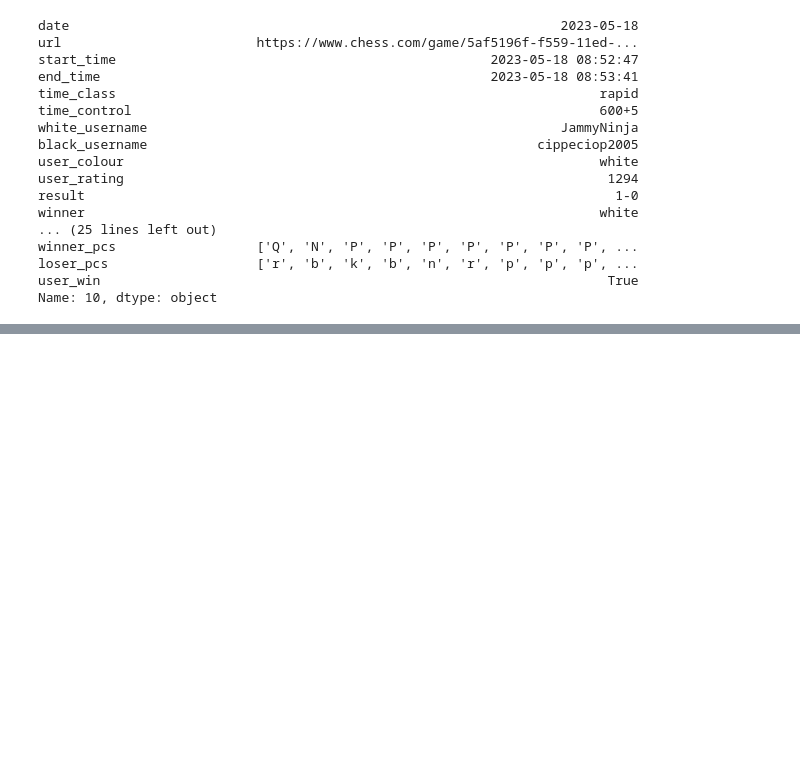
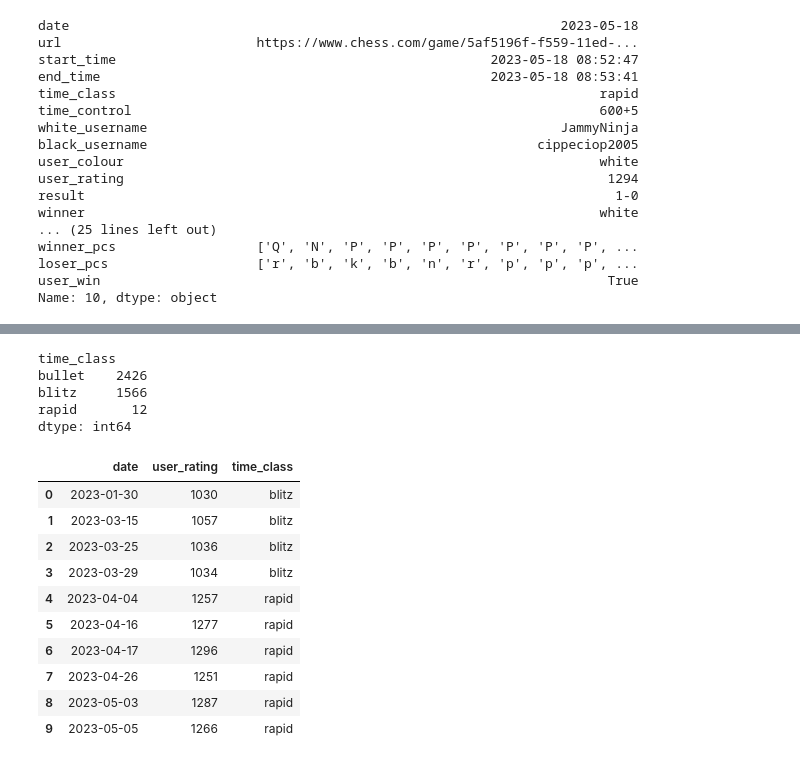
Before and after one commit to JammyNinja/Chess_analysis, a Jupyter notebook: notebooks/Analysis_rating_change_per_game.ipynb, the cells around one changed output, grey strips where cells are left out. Drawn from its saved outputs; the diff is of its cells as text; code cells hidden in the pictures; blank space fills up the shorter version.

```diff
--- a/notebooks/Analysis_rating_change_per_game.ipynb
+++ b/notebooks/Analysis_rating_change_per_game.ipynb
@@ -89,0 +109,24 @@ Name: 10, dtype: object
+# %%
+rating_df = all_games_df[["date", "user_rating", "time_class"]].copy()
+
+rating_df.sort_values(by="date", ascending=True, inplace=True)
+
+display(rating_df.value_counts("time_class"))
+rating_df.head(10)
+# %% [output]
+time_class
+bullet    2426
+blitz     1566
+rapid       12
+dtype: int64
+|  | date | user_rating | time_class |
+| 0 | 2023-01-30 | 1030 | blitz |
+| 1 | 2023-03-15 | 1057 | blitz |
+| 2 | 2023-03-25 | 1036 | blitz |
+| 3 | 2023-03-29 | 1034 | blitz |
+| 4 | 2023-04-04 | 1257 | rapid |
+| 5 | 2023-04-16 | 1277 | rapid |
+| 6 | 2023-04-17 | 1296 | rapid |
+| 7 | 2023-04-26 | 1251 | rapid |
+| 8 | 2023-05-03 | 1287 | rapid |
+| 9 | 2023-05-05 | 1266 | rapid |
```
Also changed, not shown: parts of 8 cells of this notebook, 1 other file.
